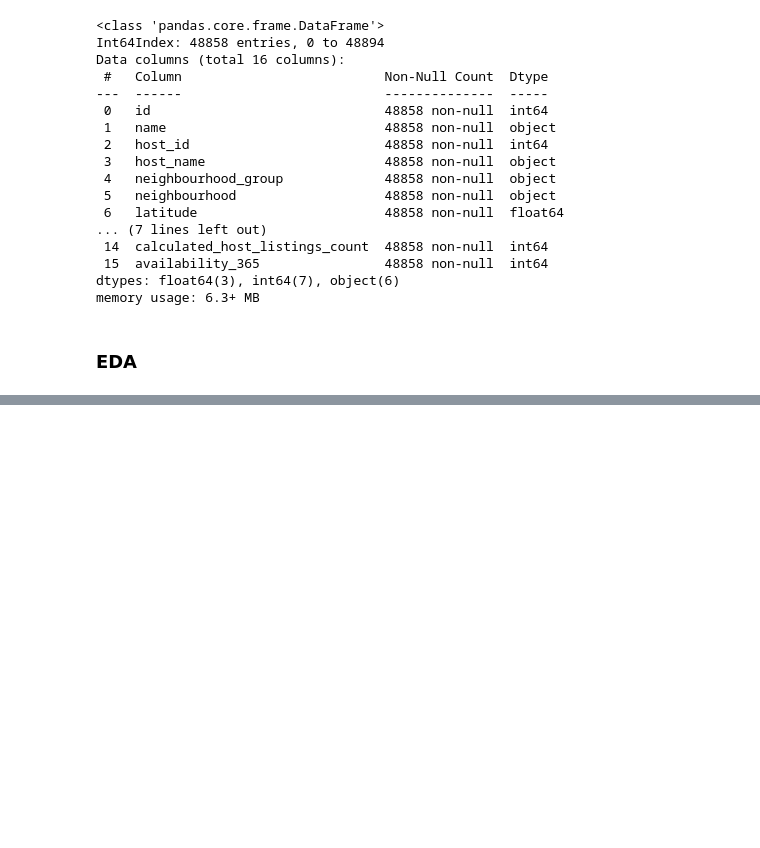
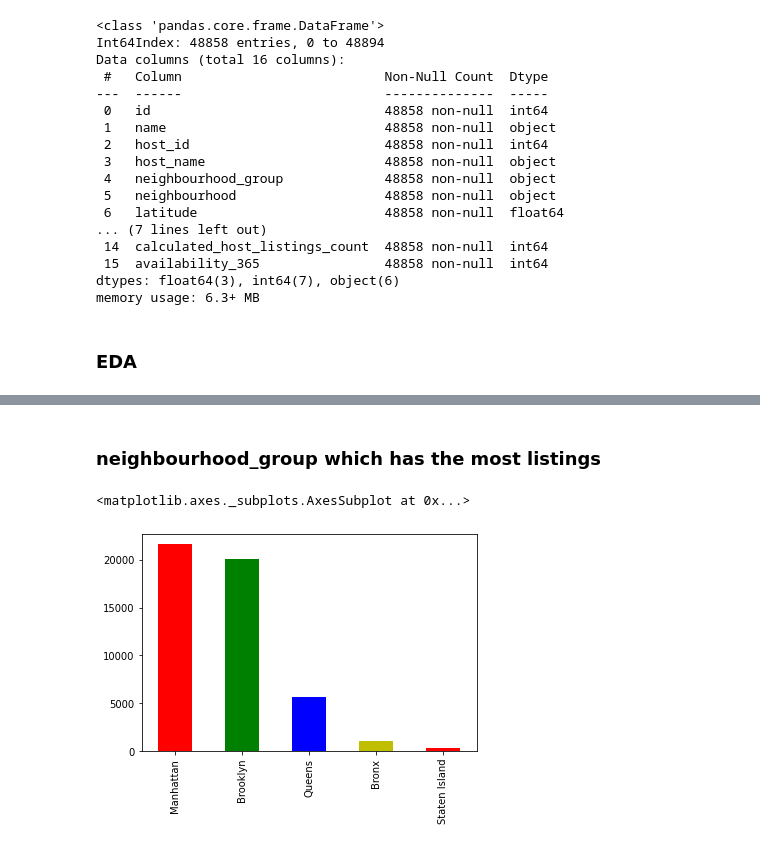
Before and after one commit to maaz97py/Airbnb_EDA, a Jupyter notebook: Airbnb_proj.ipynb, the cells around one changed output, grey strips where cells are left out. Drawn from its saved outputs; the diff is of its cells as text; code cells hidden in the pictures; blank space fills up the shorter version.

Commit message:
detailed plots

```diff
--- a/Airbnb_proj.ipynb
+++ b/Airbnb_proj.ipynb
@@ -18,7 +18,7 @@ Saving Airbnb NYC 2019.csv to Airbnb NYC 2019 (1).csv
 # %% [markdown]
 ### Preprocessing
 # %%
-data = pd.read_csv('Airbnb NYC 2019 (1).csv')
+data = pd.read_csv('Airbnb NYC 2019.csv')
 data.head(2)
 # %% [output]
 |  | id | name | host_id | host_name | neighbourhood_group | neighbourhood | latitude | longitude | ... |
@@ -164,0 +189,7 @@ memory usage: 6.3+ MB
+# %% [markdown]
+ ### neighbourhood_group which has the most listings
+# %%
+new_data_2['neighbourhood_group'].value_counts().plot(kind = 'bar', color = ['r', 'g', 'b', 'y'])
+# %% [output]
+<matplotlib.axes._subplots.AxesSubplot at 0x...>
+[figure, added]
```
Also changed, not shown: parts of 22 cells of this notebook.
